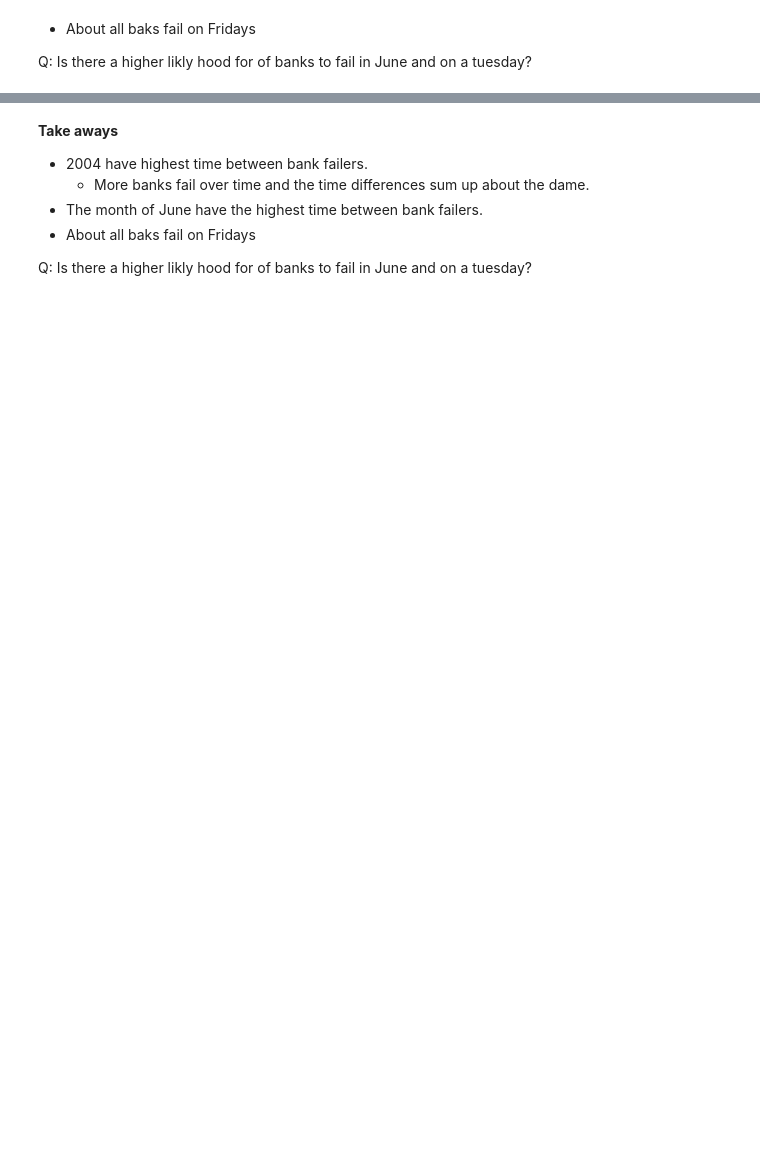
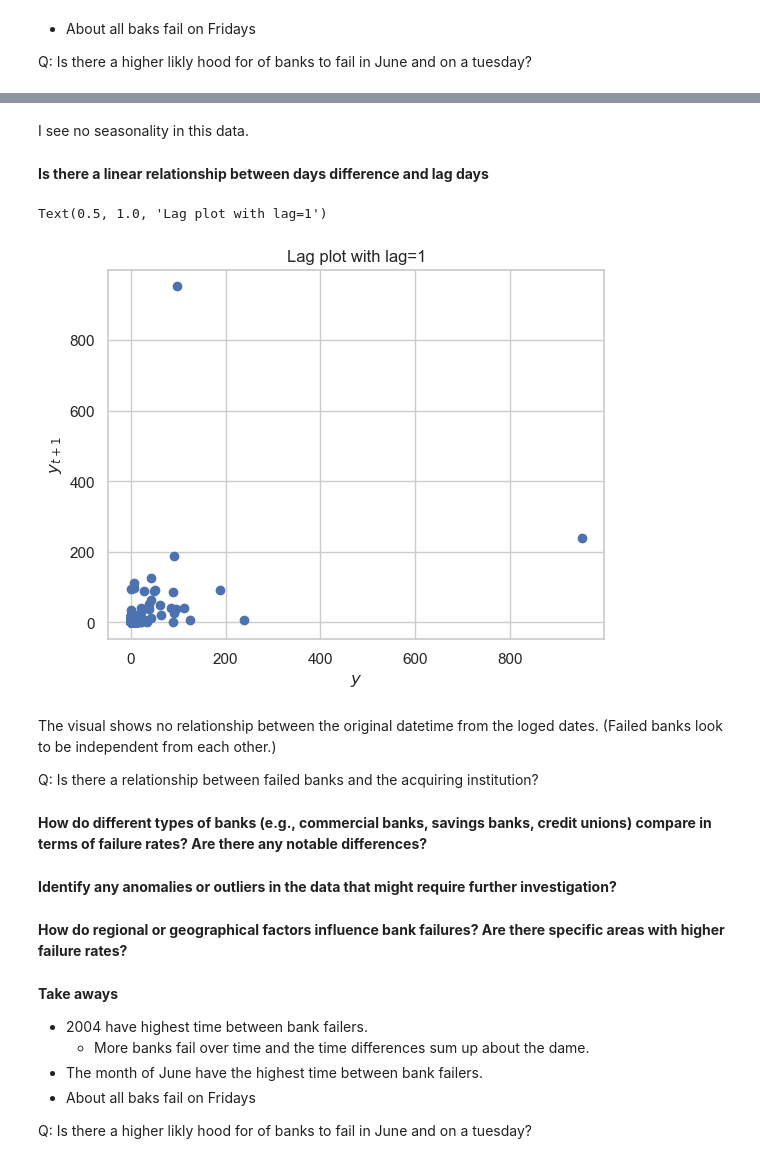
Before and after one commit to MigashaneVictoire/bank_failure, a Jupyter notebook: explore.ipynb, the cells around one changed output, grey strips where cells are left out. Drawn from its saved outputs; the diff is of its cells as text; code cells hidden in the pictures; blank space fills up the shorter version.

```diff
--- a/explore.ipynb
+++ b/explore.ipynb
@@ -150,3 +165,25 @@ Q: Is there a higher likly hood for of banks to fail in June and on a tuesday?
+# %% [markdown]
+I see no seasonality in this data.
+# %% [markdown]
+**Is there a linear relationship between days difference and lag days**
+# %%
+plt.scatter(train.days_diff, train.days_diff.shift(-1))
+plt.xlabel('$y$')
+plt.ylabel('$y_{t + 1}$')
+plt.title('Lag plot with lag=1')
+# %% [output]
+Text(0.5, 1.0, 'Lag plot with lag=1')
+[figure, added]
+# %% [markdown]
+The visual shows no relationship between the original datetime from the loged dates. (Failed banks look to be independent from each other.)
+
+Q: Is there a relationship between failed banks and the acquiring institution?
+# %% [markdown]
+**How do different types of banks (e.g., commercial banks, savings banks, credit unions) compare in terms of failure rates? Are there any notable differences?**
+# %% [markdown]
+**Identify any anomalies or outliers in the data that might require further investigation?**
+# %% [markdown]
+**How do regional or geographical factors influence bank failures? Are there specific areas with higher failure rates?**
 # %% [markdown]
 **Take aways**
 
```
Also changed, not shown: parts of 10 cells of this notebook, 2 other files.
